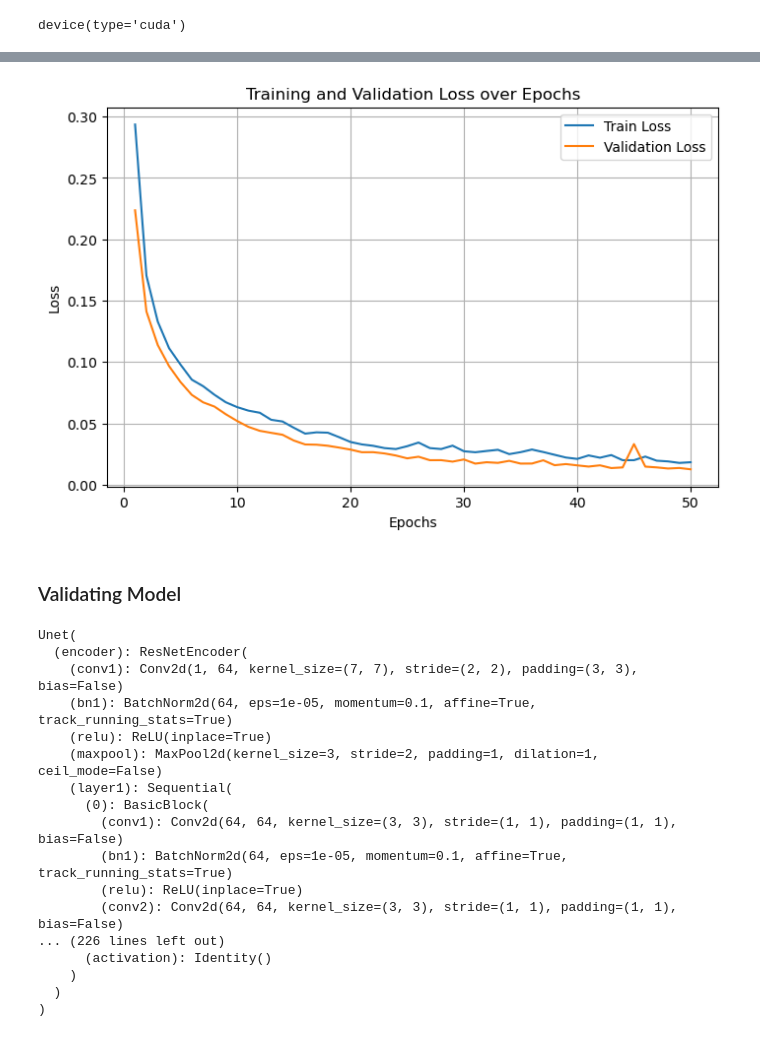
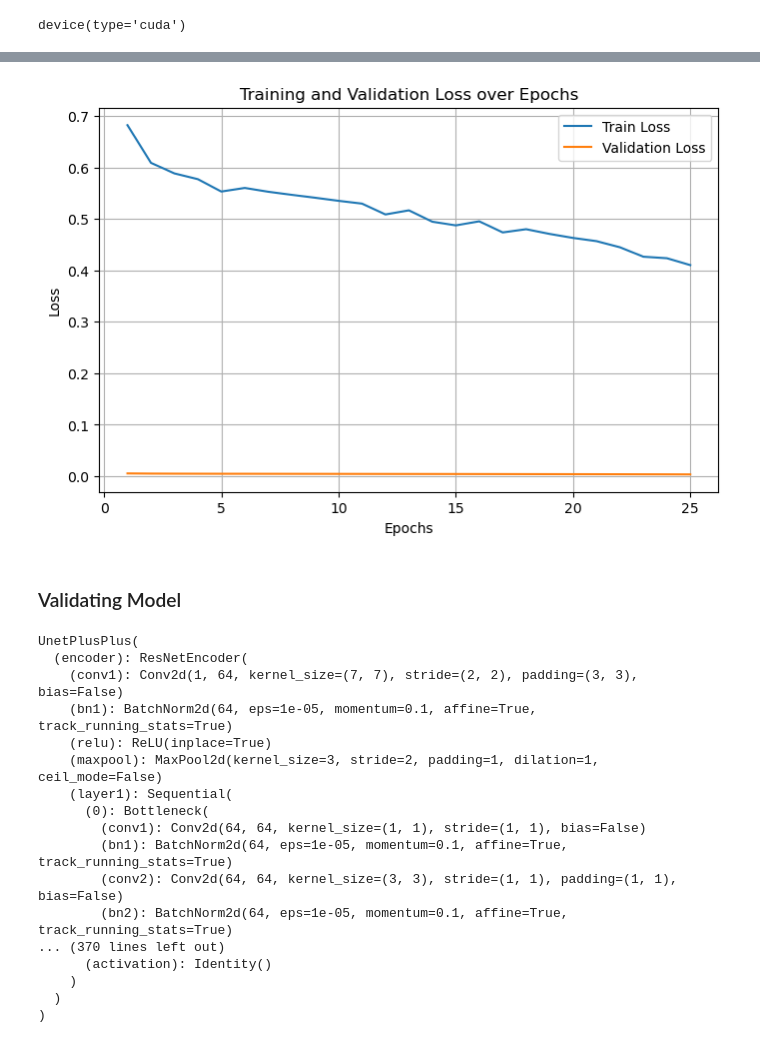
Before and after one commit to p-mucha/levee-hunter, a Jupyter notebook: notebooks/3.1-mb-model_training.ipynb, the cells around one changed output, grey strips where cells are left out. Drawn from its saved outputs; the diff is of its cells as text; code cells hidden in the pictures.

Commit message:
training on correct labels (background=0) and grouped kfold testing

```diff
--- a/notebooks/3.1-mb-model_training.ipynb
+++ b/notebooks/3.1-mb-model_training.ipynb
@@ -30,8 +31,8 @@ import segmentation_models_pytorch as smp
 ### Creating Dataset
 # %%
 dataset = LeveesDataset(
-    images_dir='/share/gpu5/ucapmgb/levee-hunter/data/processed/13_384/images',
-    masks_dir='/share/gpu5/ucapmgb/levee-hunter/data/processed/13_384/masks',
+    images_dir='/share/gpu5/ucapmgb/levee-hunter/data/processed/_testing/13_384_invert/images',
+    masks_dir='/share/gpu5/ucapmgb/levee-hunter/data/processed/_testing/13_384_invert/masks',
     transform=None,
     weighted=True,
     )
@@ -58,6 +59,20 @@ test_loader = DataLoader(test_dataset, batch_size=len(test_dataset), shuffle=Fal
 val_loader = DataLoader(val_dataset, batch_size=len(val_dataset), shuffle=False)
 # %% [markdown]
 ### Training Model
+# %%
+# Define a combined loss function that uses both BCE and Dice loss
+class DiceBCELoss(nn.Module):
+   def __init__(self, bce_weight=0.5, dice_weight=0.5, mode='binary'):
+      super(DiceBCELoss, self).__init__()
+      self.bce_weight = bce_weight
+      self.dice_weight = dice_weight
+      self.bce = nn.BCEWithLogitsLoss()
+      self.dice = DiceLoss(mode=mode)
+
+   def forward(self, y_pred, y_true):
+      bce_loss = self.bce(y_pred, y_true)
+      dice_loss = self.dice(y_pred, y_true)
+      return self.bce_weight * bce_loss + self.dice_weight * dice_loss
 # %%
 device = torch.device("cuda" if torch.cuda.is_available() else "cpu")
 device
@@ -70,16 +81,19 @@ model = smp.Unet(
 # %%
-# Define loss function
+model = smp.UnetPlusPlus(
+    encoder_name="resnet50", encoder_weights="imagenet", in_channels=1, classes=1
+).to(device)
+
 optimizer = optim.Adam(model.parameters(), lr=1e-4)
 
-model, train_loss, val_loss = train_model(
+model, train_loss_list, test_loss_list = train_model(
     model=model,
     train_loader=train_loader,
-    val_loader=test_loader,
+    test_loader=test_loader,
     optimizer=optimizer,
-    criterion=nn.BCEWithLogitsLoss(reduction="none"),
-    epochs=50,
+    criterion=DiceBCELoss(),
+    epochs=25,
     save_model='best',
-    save_model_path="../models/Unet-13_384.pth",
+    save_model_path="../models/Unet-13_384_invert.pth",
 )
 # %% [output]
 beginning training on device: cuda
@@ -102,27 +116,27 @@ Trained Unet model with ResNetEncoder encoder.
-# %%
-plot_training_validation_loss(train_loss[:], val_loss[:])
-# %% [output]
-[figure, removed]
+# %%
+plot_training_validation_loss(train_loss_list, test_loss_list)
+# %% [output]
+[figure, added]
 # %% [markdown]
 ### Validating Model
 # %%
 # load saved model
-model.load_state_dict(torch.load("../models/Unet-13_384.pth"))
+model.load_state_dict(torch.load("../models/Unet-13_384_invert.pth"))
 model.eval()
 # %% [output]
-Unet(
+UnetPlusPlus(
   (encoder): ResNetEncoder(
     (conv1): Conv2d(1, 64, kernel_size=(7, 7), stride=(2, 2), padding=(3, 3), bias=False)
     (bn1): BatchNorm2d(64, eps=1e-05, momentum=0.1, affine=True, track_running_stats=True)
     (relu): ReLU(inplace=True)
     (maxpool): MaxPool2d(kernel_size=3, stride=2, padding=1, dilation=1, ceil_mode=False)
     (layer1): Sequential(
-      (0): BasicBlock(
-        (conv1): Conv2d(64, 64, kernel_size=(3, 3), stride=(1, 1), padding=(1, 1), bias=False)
+      (0): Bottleneck(
+        (conv1): Conv2d(64, 64, kernel_size=(1, 1), stride=(1, 1), bias=False)
         (bn1): BatchNorm2d(64, eps=1e-05, momentum=0.1, affine=True, track_running_stats=True)
-        (relu): ReLU(inplace=True)
         (conv2): Conv2d(64, 64, kernel_size=(3, 3), stride=(1, 1), padding=(1, 1), bias=False)
-... (226 lines left out)
+        (bn2): BatchNorm2d(64, eps=1e-05, momentum=0.1, affine=True, track_running_stats=True)
+... (370 lines left out)
       (activation): Identity()
     )
   )
```
Also changed, not shown: parts of 9 cells of this notebook, 3 other files.
